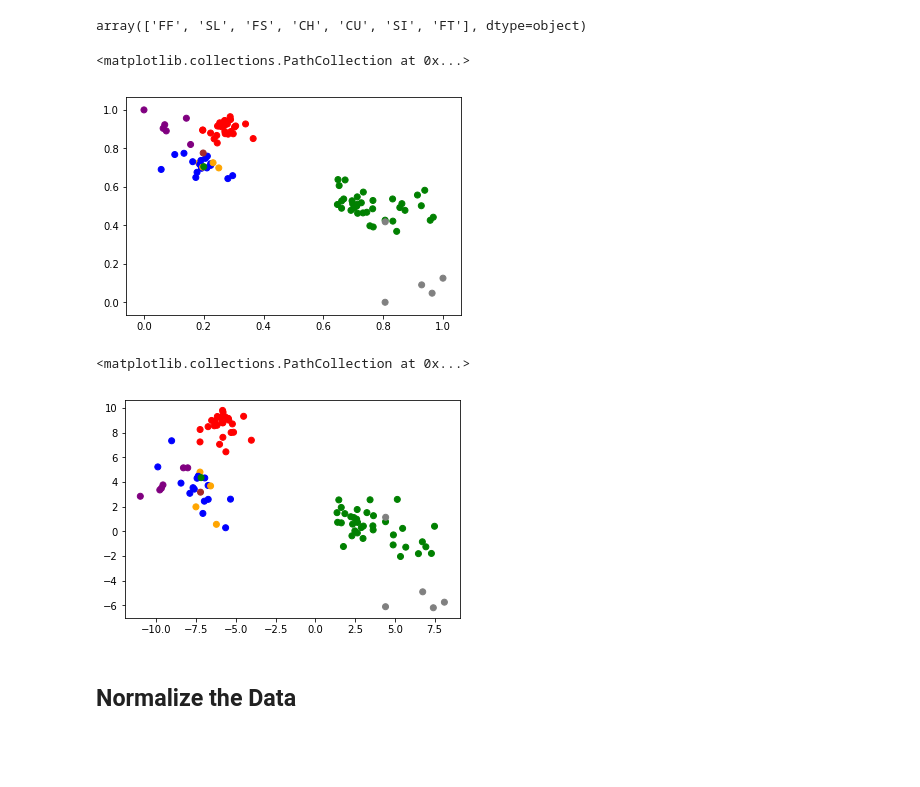
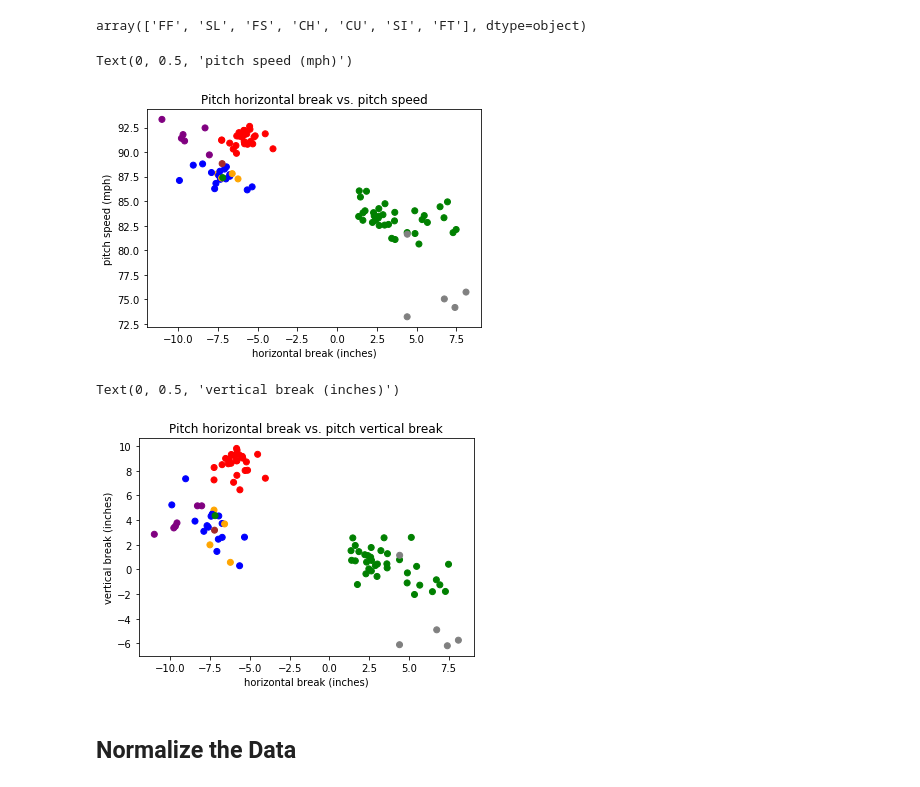
Before and after one commit to tyleragreen/pitch-classifier, a Jupyter notebook: pitch_classifier.ipynb, the cells around one changed output. Cells and saved outputs as stored; diff of their text form; code cells hidden in the pictures; blank space fills up the shorter version.

```diff
--- a/pitch_classifier.ipynb
+++ b/pitch_classifier.ipynb
@@ -64,14 +67,20 @@ array(['FF', 'SL', 'FS', 'CH', 'CU', 'SI', 'FT'], dtype=object)
 colors = [ COLORS.get(pitch_type, 'black') for pitch_type in pitches['mlbam_pitch_name']]
 # %%
 plt.scatter(pitches['pfx_x'], pitches['start_speed'], c=colors)
+plt.title('Pitch horizontal break vs. pitch speed')
+plt.xlabel('horizontal break (inches)')
+plt.ylabel('pitch speed (mph)')
 # %% [output]
-<matplotlib.collections.PathCollection at 0x...>
+Text(0, 0.5, 'pitch speed (mph)')
-[figure, old version]
+[figure, new version]
 # %%
 plt.scatter(pitches['pfx_x'], pitches['pfx_z'], c=colors)
+plt.title('Pitch horizontal break vs. pitch vertical break')
+plt.xlabel('horizontal break (inches)')
+plt.ylabel('vertical break (inches)')
 # %% [output]
-<matplotlib.collections.PathCollection at 0x...>
+Text(0, 0.5, 'vertical break (inches)')
-[figure, old version]
+[figure, new version]
 # %% [markdown]
 ## Normalize the Data
 # %%
```
Also changed, not shown: parts of 1 cell of this notebook.
